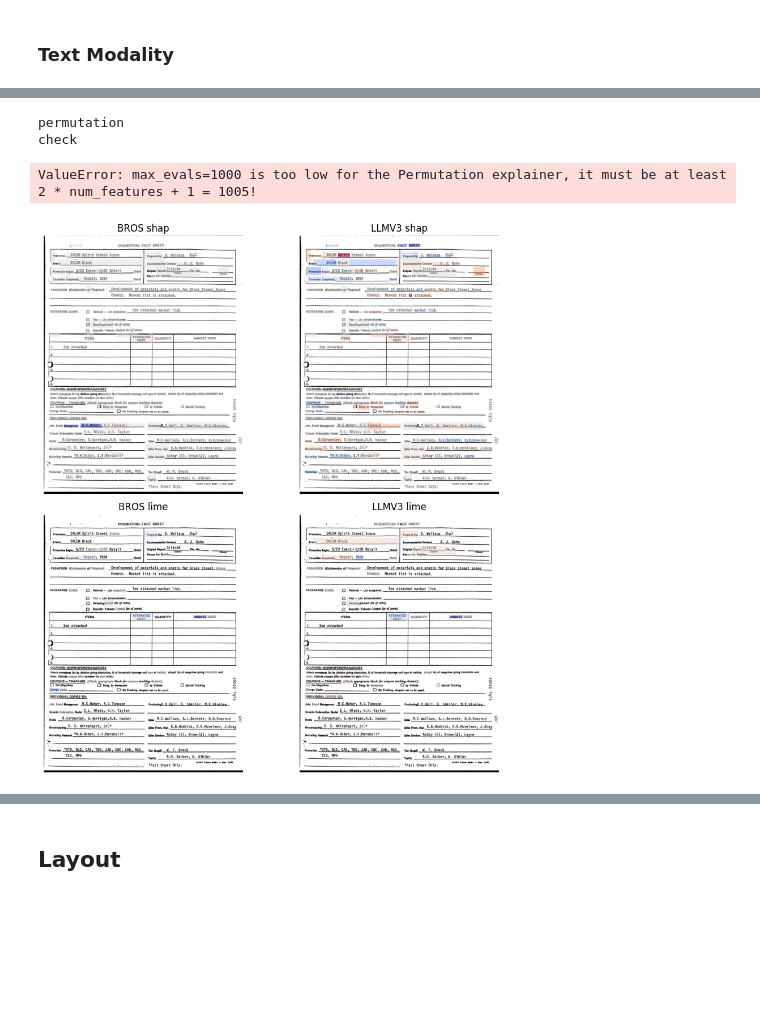
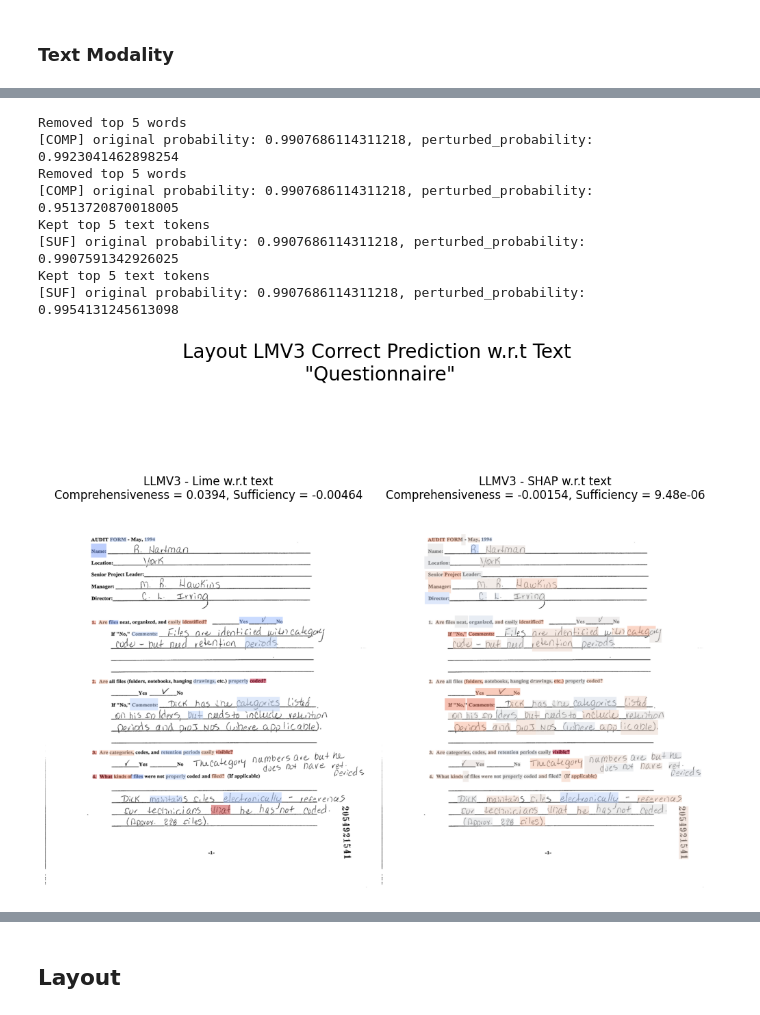
Before and after one commit to adamserag1/Interpretability-for-VRDU-models, a Jupyter notebook: experiments/THESES-DocClas-Local-LLMV3.ipynb, the cells around one changed output, grey strips where cells are left out. Drawn from its saved outputs; the diff is of its cells as text; code cells hidden in the pictures; blank space fills up the shorter version.

```diff
--- a/experiments/THESES-DocClas-Local-LLMV3.ipynb
+++ b/experiments/THESES-DocClas-Local-LLMV3.ipynb
@@ -139,7 +103,7 @@ val_ds = DocSampleDataset(val)
 # Extract samples 'agree' (LLMV3 + BROS classify correct) and 'CLASH' (LLMV3 classify wrong, BROS classify correct)
 
 AGREE = val_ds[846] # (contents, idx)
-CLASH = val_ds[145] # (contents, idx) #282
+CLASH = val_ds[282] # (contents, idx) #282
 # %%
 AGREE[0].label
 # %% [output]
@@ -269,8 +228,4 @@ hm
 # %%
 # RUN FOR
-shap_text_explainations = {key : explainer.explain(CLASH[0], num_samples = 4000, outputs=[2,0]) for key, explainer in text_explainers.items() if 'shap' in key}
-lime_text_explainations = {key : explainer.explain(CLASH[0], num_samples = 4000) for key, explainer in text_explainers.items() if 'lime' in key}
+shap_text_explainations = {key : explainer.explain(CLASH[0], nsamples = 4000) for key, explainer in text_explainers.items() if 'shap' in key}
+# lime_text_explainations = {key : explainer.explain(CLASH[0], num_samples = 4000) for key, explainer in text_explainers.items() if 'lime' in key}
-# %% [output]
-permutation
-check
-ValueError: max_evals=1000 is too low for the Permutation explainer, it must be at least 2 * num_features + 1 = 1005!
@@ -287,18 +232,37 @@ for idx, sample in enumerate(val_ds):
-# %%
-text_explanations_hms = {}
-text_explanations_weights = {}
-for key, explanation in shap_text_explainations.items():
-  weights = {tok : float(val) for tok, val in zip(CLASH[0].words, shap_text_explainations[key].values[:,:,1].flatten())}
-  text_explanations_weights.update({key : weights})
-  text_explanations_hms.update({key : draw_lime_token_heatmap(image = CLASH[0].image, words = CLASH[0].words, boxes = CLASH[0].bboxes, weights=weights, alpha=0.5) })
-
-for key, explanation in lime_text_explainations.items():
-  weights = dict(lime_text_explainations[key].as_list(label=0))
-  clean_weights = {key.replace('=1', ''): value for key, value in weights.items()}
-  text_explanations_weights.update({key : clean_weights})
-  text_explanations_hms.update({key : draw_lime_token_heatmap(image = CLASH[0].image, words = CLASH[0].words, boxes = CLASH[0].bboxes, weights=clean_weights, alpha=0.5) })
 # %%
-# Pertaining to label 4 (correct, Questionnaire)
-display_image_grid(text_explanations_hms.values(), text_explanations_hms.keys())
+# Pertaining to label 4 (correct, Questionnaire) (idx 0 shap)
+text_explanations_hms = {}
+text_explanations_weights = {}
+for key, explanation in shap_text_explainations.items():
+  weights = {tok : float(val) for tok, val in zip(CLASH[0].words, shap_text_explainations[key].values[:,:,4].flatten())}
+  text_explanations_weights.update({key : weights})
+  text_explanations_hms.update({key : draw_lime_token_heatmap(image = CLASH[0].image, words = CLASH[0].words, boxes = CLASH[0].bboxes, weights=weights, alpha=0.5) })
+
+for key, explanation in lime_text_explainations.items():
+  weights = dict(lime_text_explainations[key].as_list(label=4))
+  clean_weights = {key.replace('=1', ''): value for key, value in weights.items()}
+  text_explanations_weights.update({key : clean_weights})
+  text_explanations_hms.update({key : draw_lime_token_heatmap(image = CLASH[0].image, words = CLASH[0].words, boxes = CLASH[0].bboxes, weights=clean_weights, alpha=0.5) })
+
+# LLMV3 Fidelity
+pred_fn_llmv3_s = FidelityEvaluator(LLMV3, LLMV3_encode, mask_token=LLMV3_proc.tokenizer.mask_token)._get_prediction_function(4)
+pred_fn_llmv3_l = FidelityEvaluator(LLMV3, LLMV3_encode, mask_token='|~|')._get_prediction_function(4)
+comp_s = calculate_comprehensiveness(pred_fn_llmv3_s, CLASH[0], text_explanations_weights['LLMV3 shap'], mask_token='|~|',  top_k=5)
+comp_l = calculate_comprehensiveness(pred_fn_llmv3_l, CLASH[0], text_explanations_weights['LLMV3 lime'], mask_token=LLMV3_proc.tokenizer.mask_token,  top_k=5)
+suf_s = calculate_sufficiency(pred_fn_llmv3_s, CLASH[0], text_explanations_weights['LLMV3 shap'], mask_token='|~|',  top_k=5)
+suf_l = calculate_sufficiency(pred_fn_llmv3_l, CLASH[0], text_explanations_weights['LLMV3 lime'], mask_token=LLMV3_proc.tokenizer.mask_token,  top_k=5)
+
+display_image_grid([text_explanations_hms['LLMV3 lime'], text_explanations_hms['LLMV3 shap']],
+                   [f'LLMV3 - Lime w.r.t text\nComprehensiveness = {comp_l:.3g}, Sufficiency = {suf_l:.3g}', f'LLMV3 - SHAP w.r.t text\nComprehensiveness = {comp_s:.3g}, Sufficiency = {suf_s:.3g}'],
+                    (1,2),
+                   main_title='Layout LMV3 Correct Prediction w.r.t Text\n "Questionnaire"')
 # %% [output]
+Removed top 5 words
+[COMP] original probability: 0.9907686114311218, perturbed_probability: 0.9923041462898254
+Removed top 5 words
+[COMP] original probability: 0.9907686114311218, perturbed_probability: 0.9513720870018005
+Kept top 5 text tokens
+[SUF] original probability: 0.9907686114311218, perturbed_probability: 0.9907591342926025
+Kept top 5 text tokens
+[SUF] original probability: 0.9907686114311218, perturbed_probability: 0.9954131245613098
-[figure, old version]
+[figure, new version]
```
Also changed, not shown: parts of 24 cells of this notebook.
